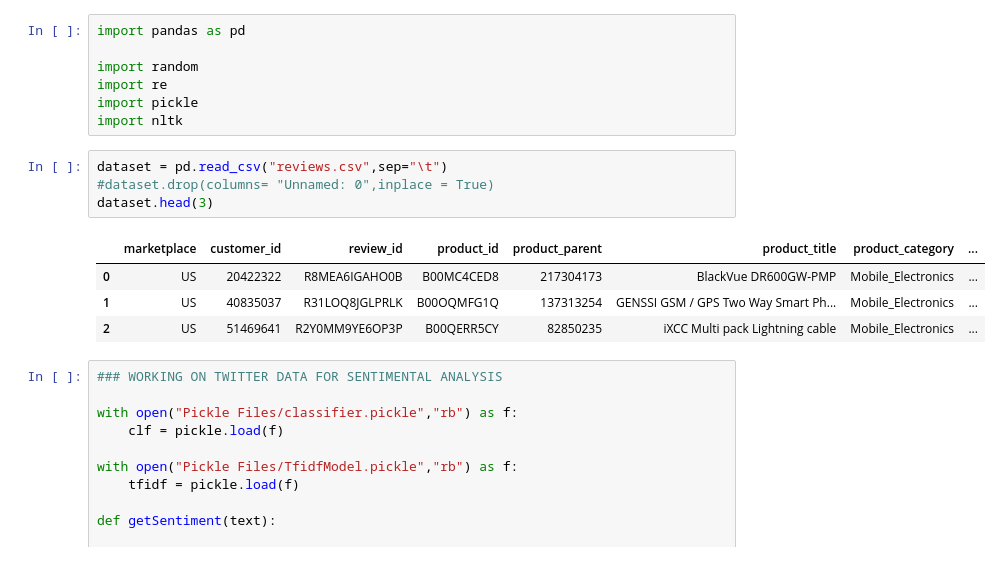
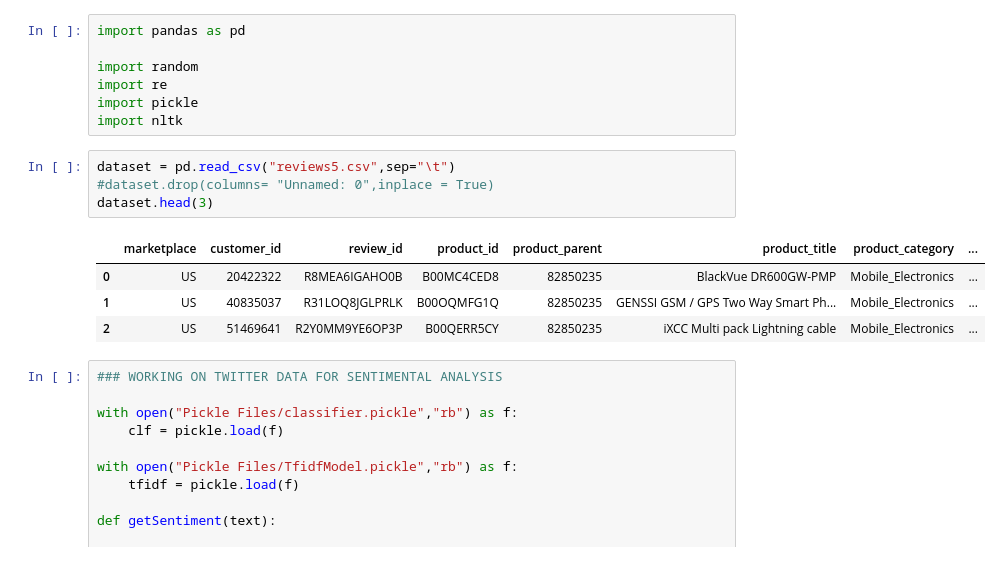
Before and after one commit to anubhavs11/Fake-Product-Review-Monitoring, a Jupyter notebook: Review Monitoring.ipynb, the cells around one changed output. Cells and saved outputs as stored; diff of their text form.

```diff
--- a/Review Monitoring.ipynb
+++ b/Review Monitoring.ipynb
@@ -6,13 +6,13 @@ import re
 import pickle
 import nltk
 # %%
-dataset = pd.read_csv("reviews.csv",sep="\t")
+dataset = pd.read_csv("reviews5.csv",sep="\t")
 #dataset.drop(columns= "Unnamed: 0",inplace = True)
 dataset.head(3)
 # %% [output]
 |  | marketplace | customer_id | review_id | product_id | product_parent | product_title | product_category | ... |
-| 0 | US | 20422322 | R8MEA6IGAHO0B | B00MC4CED8 | 217304173 | BlackVue DR600GW-PMP | Mobile_Electronics | ... |
-| 1 | US | 40835037 | R31LOQ8JGLPRLK | B00OQMFG1Q | 137313254 | GENSSI GSM / GPS Two Way Smart Ph... | Mobile_Electronics | ... |
+| 0 | US | 20422322 | R8MEA6IGAHO0B | B00MC4CED8 | 82850235 | BlackVue DR600GW-PMP | Mobile_Electronics | ... |
+| 1 | US | 40835037 | R31LOQ8JGLPRLK | B00OQMFG1Q | 82850235 | GENSSI GSM / GPS Two Way Smart Ph... | Mobile_Electronics | ... |
 | 2 | US | 51469641 | R2Y0MM9YE6OP3P | B00QERR5CY | 82850235 | iXCC Multi pack Lightning cable | Mobile_Electronics | ... |
 # %%
 ### WORKING ON TWITTER DATA FOR SENTIMENTAL ANALYSIS
```
Also changed, not shown: parts of 41 cells of this notebook.
